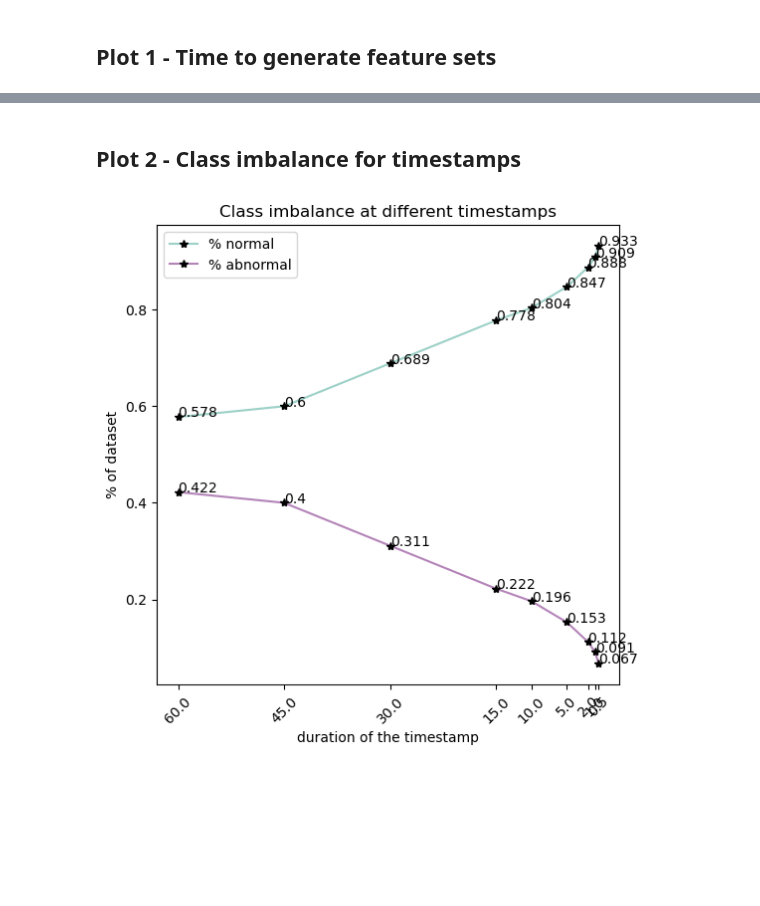
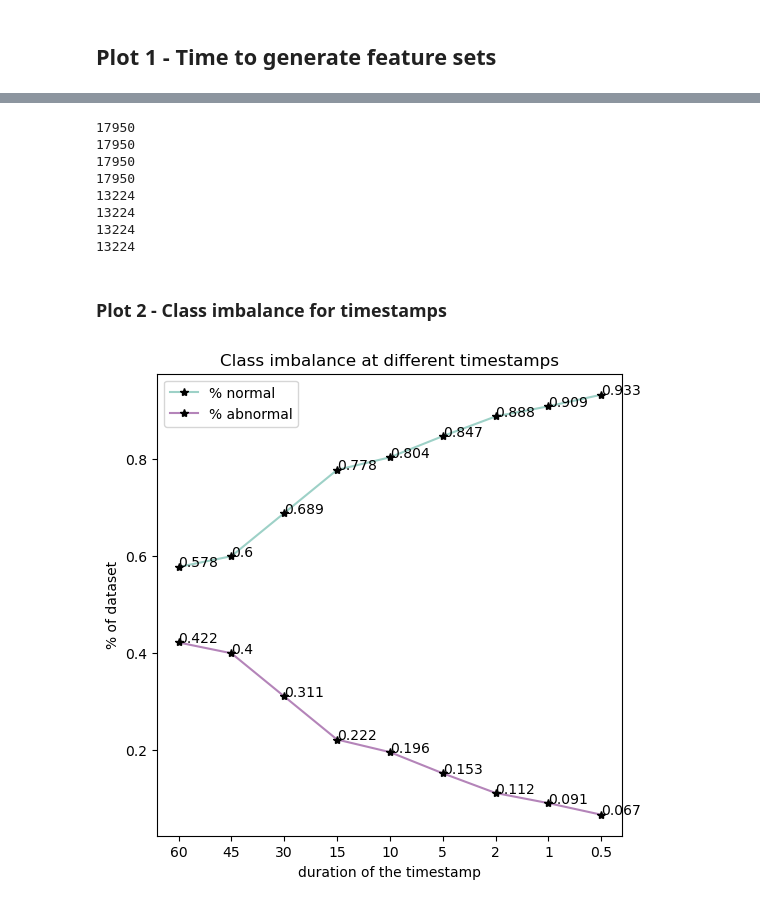
Before and after one commit to judebcampbell/ICSNetworkIDSBuilder, a Jupyter notebook: trainingSize.ipynb, the cells around one changed output, grey strips where cells are left out. Saved outputs shown, nothing was run; the diff lists cells and outputs as text; code cells hidden in the pictures; blank space fills up the shorter version.

```diff
--- a/trainingSize.ipynb
+++ b/trainingSize.ipynb
@@ -94,19 +96,20 @@ s = time.process_time()
 ## Plot 1 - Time to generate feature sets
 # %%
 size_times = [60, 45, 30, 15, 10, 5, 2, 1, 0.5]
-
-fig = plt.figure(figsize=(7, 7))
+x_axis = np.arange(1, len(size_times)+1).tolist()
+print(x_axis)
+fig = plt.figure(figsize=(6, 6))
 # Create an axes object
 ax = plt.axes()
 # Plotting the figure
-plt.plot(size_times, gen_times, color="#9DD1C7", ls='--', marker='*', markeredgecolor='k', markerfacecolor='k', mouseover=True)
+plt.plot(x_axis, gen_times, color="#9DD1C7", ls='--', marker='*', markeredgecolor='k', markerfacecolor='k', mouseover=True)
 # Defining the label along the x-axis
 plt.xlabel("size of the timestamp")
 # Defining the label along the y-axis
 plt.ylabel("Time in seconds")
 # Defining the title of the plot
 plt.title("Time taken to generate feature sets for different time stamp sizes")
-ax.invert_xaxis()
+plt.xticks(x_axis, size_times)
 # Displaying the plot
 plt.show()
 # %% [output]
@@ -118,5 +131,26 @@ x_data = [x60s, x45s, x30s, x15s, x10s, x5s, x2s, x1s, xhalfs]
+# %%
+
+clx60, cly60  = dp.timestamps(cleanTestFile, cleanTestLabelFile, 60)
+clx30, cly30  = dp.timestamps(cleanTestFile, cleanTestLabelFile, 30)
+clx10, cly10  = dp.timestamps(cleanTestFile, cleanTestLabelFile, 10)
+clx5, cly5  = dp.timestamps(cleanTestFile, cleanTestLabelFile,5)
+
+
+atx60, aty60  = dp.timestamps(testFile, testLabelFile, 60)
+atx30, aty30  = dp.timestamps(testFile, testLabelFile, 30)
+atx10, aty10  = dp.timestamps(testFile, testLabelFile, 10)
+atx5, aty5  = dp.timestamps(testFile, testLabelFile,5)
+# %% [output]
+17950
+17950
+17950
+17950
+13224
+13224
+13224
+13224
 # %% [markdown]
-## Plot 2 - Class imbalance for timestamps
+### Plot 2 - Class imbalance for timestamps
 # %%
 normal = []
 abnormal = []
@@ -127,35 +161,35 @@ for item in labels:
 # %%
 
 fig = plt.figure(figsize=(6,6))
 # Create an axes object
 ax = plt.axes()
 # Plotting the figure
-plt.plot(size_times, normal, label='% normal', color="#9DD1C7", ls='-', marker='*', markeredgecolor='k', markerfacecolor='k', mouseover=True)
-plt.plot(size_times, abnormal, label='% abnormal', color="#B484B9", ls='-', marker='*', markeredgecolor='k', markerfacecolor='k', mouseover=True)
+plt.plot(x_axis, normal, label='% normal', color="#9DD1C7", ls='-', marker='*', markeredgecolor='k', markerfacecolor='k', mouseover=True)
+plt.plot(x_axis, abnormal, label='% abnormal', color="#B484B9", ls='-', marker='*', markeredgecolor='k', markerfacecolor='k', mouseover=True)
 # Defining the label along the x-axis
 plt.xlabel("duration of the timestamp")
 # Defining the label along the y-axis
 plt.ylabel("% of dataset")
 # Defining the title of the plot
 plt.title("Class imbalance at different timestamps")
 
 n, a = [], []
 
 for i in range(len(normal)):
 	n.append(round(normal[i], 3))
 
 	a.append(round(abnormal[i], 3))
 
 normal = n
 abnormal = a
 
 for i in range(len(normal)):
-	ax.text(size_times[i], normal[i], normal[i], size=10)
-	ax.text(size_times[i], abnormal[i], abnormal[i], size=10)
-plt.xticks(size_times, rotation=45)
-ax.invert_xaxis()
+	ax.text(x_axis[i], normal[i], normal[i], size=10)
+	ax.text(x_axis[i], abnormal[i], abnormal[i], size=10)
+#plt.xticks(size_times, rotation=45)
+plt.xticks(x_axis, size_times)
 ax.legend()
 # Displaying the plot
 plt.show()
 # %% [output]
-[figure, old version]
+[figure, new version]
```
Also changed, not shown: parts of 35 cells of this notebook, 8 other files.
